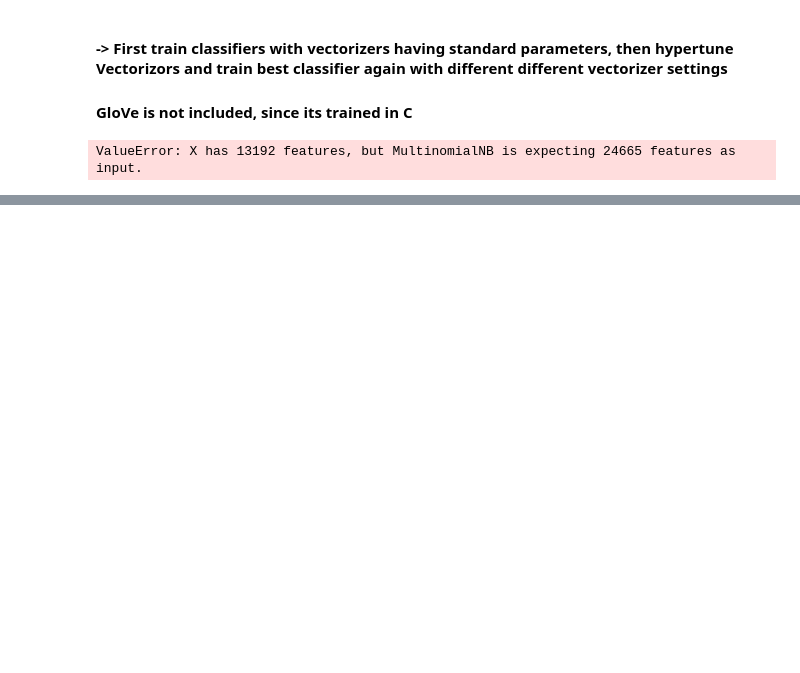
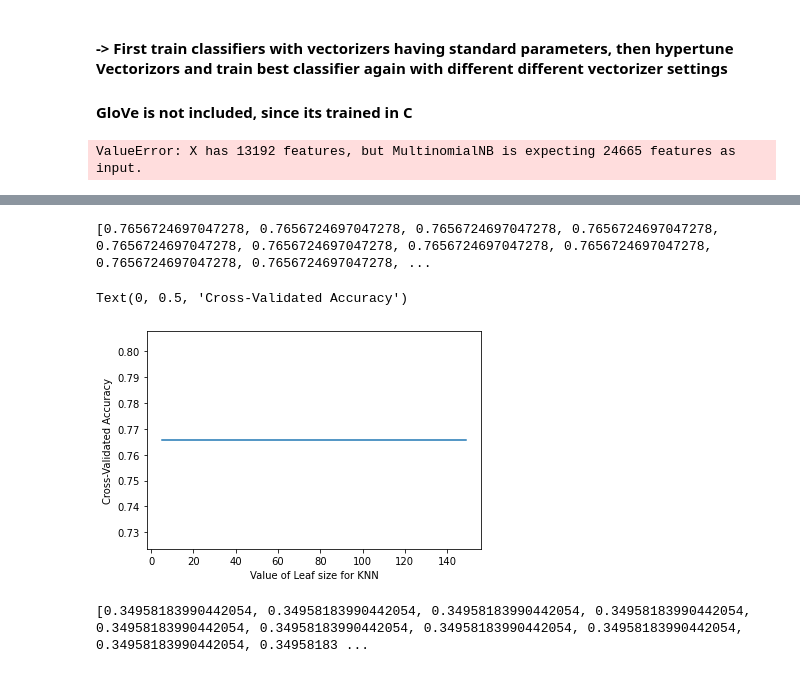
Before and after one commit to malte-koenig/AG_News_Classifier, a Jupyter notebook: main.ipynb, the cells around one changed output, grey strips where cells are left out. Cells and saved outputs as stored; diff of their text form; code cells hidden in the pictures; blank space fills up the shorter version.

```diff
--- a/main.ipynb
+++ b/main.ipynb
@@ -519,0 +714,50 @@ ValueError: X has 13192 features, but MultinomialNB is expecting 24665 features
+# %%
+# search for an optimal value of leaf size for KNN
+
+# list of integers 1 to 30
+# integers we want to try
+leafsize_range = range(5, 150)
+
+# list of scores from leafsize_range
+leafsize_scores = []
+
+# 1. we will loop through reasonable values of leaf size
+for l in leafsize_range:
+    # 2. run KNeighborsClassifier with l leaf sizes
+    knn = KNeighborsClassifier(leaf_size=l)
+    # 3. obtain cross_val_score for KNeighborsClassifier with l leaf sizes
+    scores = cross_val_score(knn, get_tfid_vectors(train_data).toarray(), train_target['label'], cv=5, scoring='accuracy')
+    # 4. append mean of scores for leaf sizes to leafsize_scores list
+    leafsize_scores.append(scores.mean())
+print(leafsize_scores)
+# %% [output]
+[0.7656724697047278, 0.7656724697047278, 0.7656724697047278, 0.7656724697047278, 0.7656724697047278, 0.7656724697047278, 0.7656724697047278, 0.7656724697047278, 0.7656724697047278, 0.7656724697047278, ...
+# %%
+# plot the value of leafsize on TFIDF vectors for KNN (x-axis) versus the cross-validated accuracy (y-axis)
+plt.plot(leafsize_range, leafsize_scores)
+plt.xlabel('Value of Leaf size for KNN')
+plt.ylabel('Cross-Validated Accuracy')
+# %% [output]
+Text(0, 0.5, 'Cross-Validated Accuracy')
+[figure, added]
+# %%
+# search for an optimal value of leaf size for KNN
+
+# list of integers 1 to 30
+# integers we want to try
+leafsize_range = range(5, 150)
+
+# list of scores from leafsize_range
+leafsize_scores_count = []
+
+# 1. we will loop through reasonable values of leaf size
+for l in leafsize_range:
+    # 2. run KNeighborsClassifier with l leaf sizes
+    knn = KNeighborsClassifier(leaf_size=l)
+    # 3. obtain cross_val_score for KNeighborsClassifier with l leaf sizes
+    scores = cross_val_score(knn, get_count_vectors(train_data).toarray(), train_target['label'], cv=5, scoring='accuracy')
+    # 4. append mean of scores for leaf sizes to leafsize_scores list
+    leafsize_scores_count.append(scores.mean())
+print(leafsize_scores_count)
+# %% [output]
+[0.34958183990442054, 0.34958183990442054, 0.34958183990442054, 0.34958183990442054, 0.34958183990442054, 0.34958183990442054, 0.34958183990442054, 0.34958183990442054, 0.34958183990442054, 0.34958183 ...
```
Also changed, not shown: parts of 30 cells of this notebook, 1 other file.
